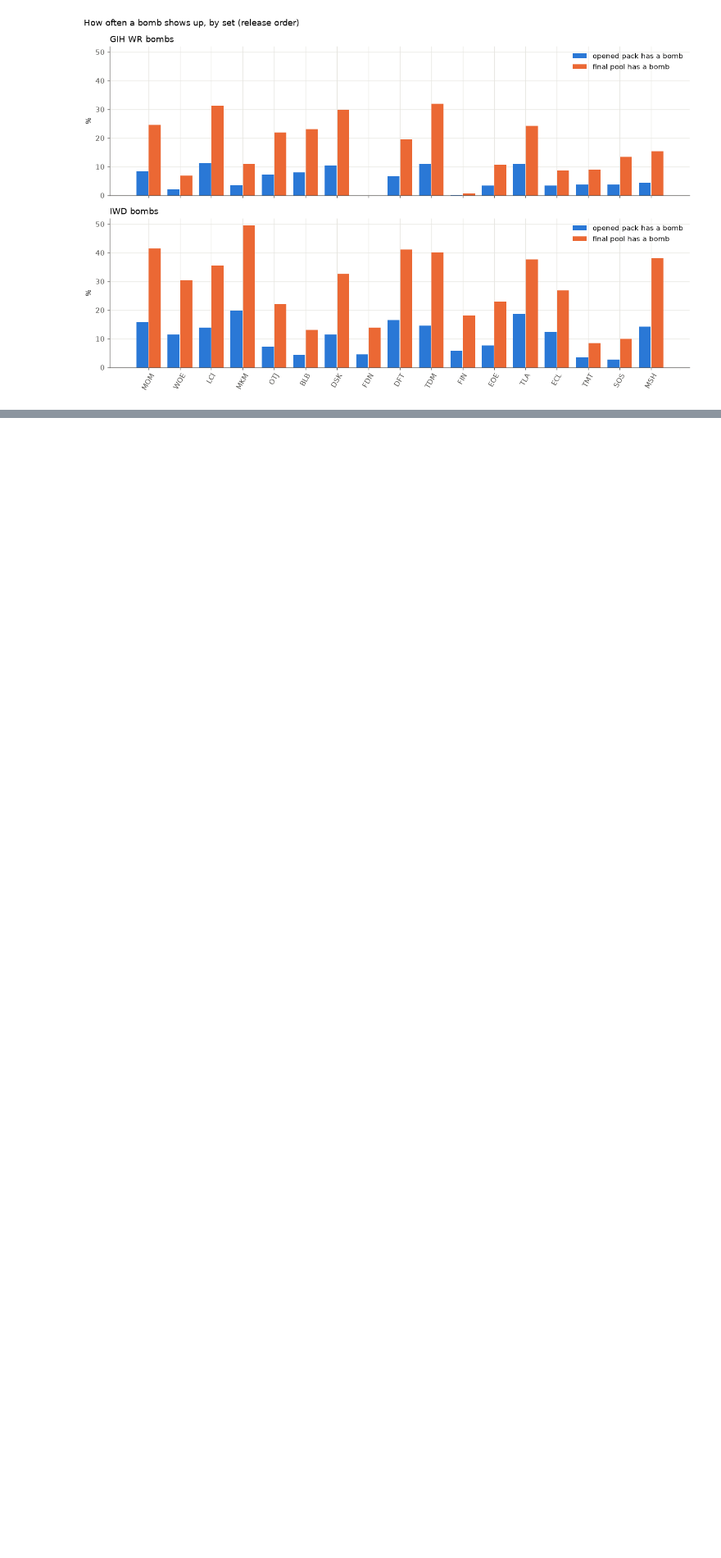
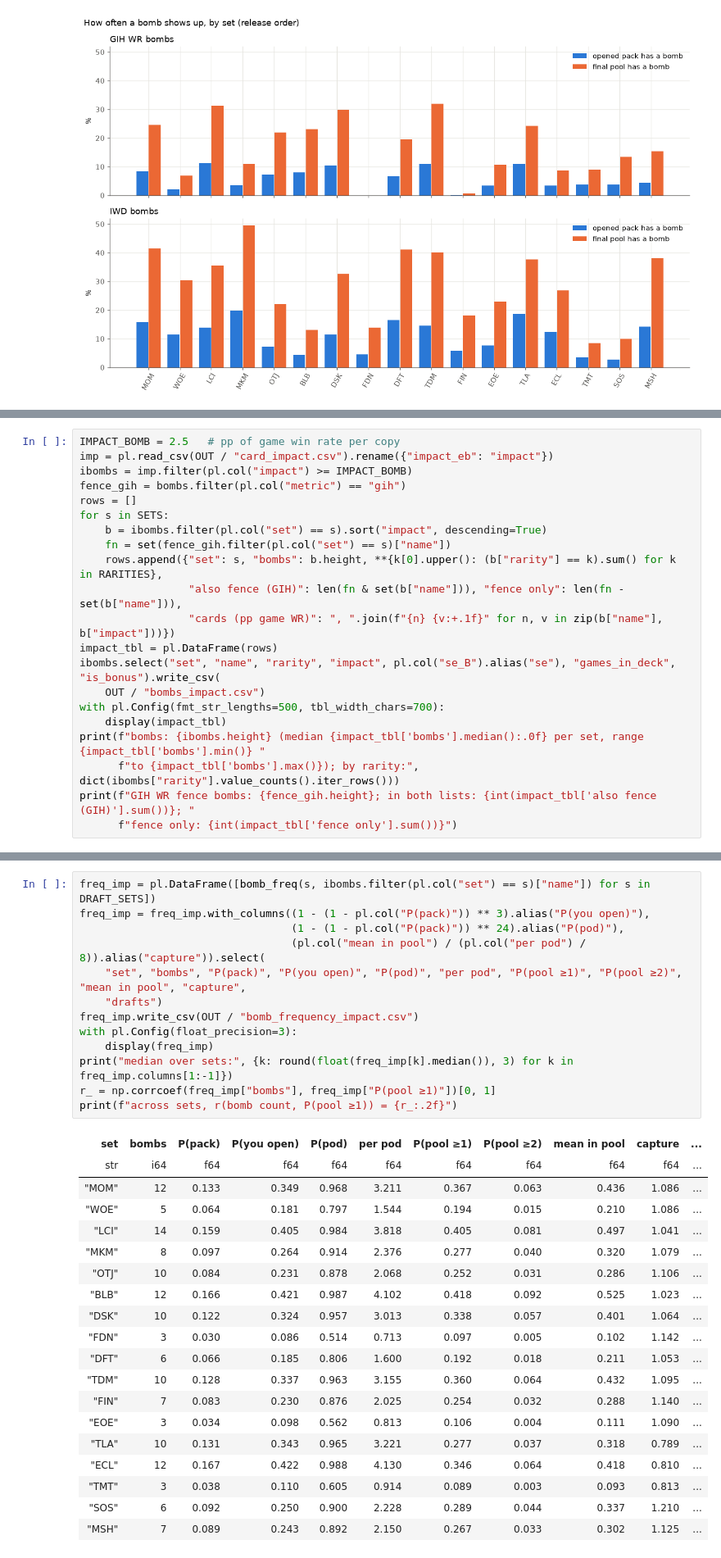
Before and after one commit to zscore/mtg-open-lane, a Jupyter notebook: notebooks/bombs.ipynb, the cells around one changed output, grey strips where cells are left out. Shown at 82% size. Cells and saved outputs as stored; diff of their text form; blank space fills up the shorter version.

```diff
--- a/notebooks/bombs.ipynb
+++ b/notebooks/bombs.ipynb
@@ -888,0 +923,21 @@ plt.tight_layout(); plt.show()
+# %%
+IMPACT_BOMB = 2.5   # pp of game win rate per copy
+imp = pl.read_csv(OUT / "card_impact.csv").rename({"impact_eb": "impact"})
+ibombs = imp.filter(pl.col("impact") >= IMPACT_BOMB)
+fence_gih = bombs.filter(pl.col("metric") == "gih")
+rows = []
+for s in SETS:
+    b = ibombs.filter(pl.col("set") == s).sort("impact", descending=True)
+    fn = set(fence_gih.filter(pl.col("set") == s)["name"])
+    rows.append({"set": s, "bombs": b.height, **{k[0].upper(): (b["rarity"] == k).sum() for k in RARITIES},
+                 "also fence (GIH)": len(fn & set(b["name"])), "fence only": len(fn - set(b["name"])),
+                 "cards (pp game WR)": ", ".join(f"{n} {v:+.1f}" for n, v in zip(b["name"], b["impact"]))})
+impact_tbl = pl.DataFrame(rows)
+ibombs.select("set", "name", "rarity", "impact", pl.col("se_B").alias("se"), "games_in_deck", "is_bonus").write_csv(
+    OUT / "bombs_impact.csv")
+with pl.Config(fmt_str_lengths=500, tbl_width_chars=700):
+    display(impact_tbl)
+print(f"bombs: {ibombs.height} (median {impact_tbl['bombs'].median():.0f} per set, range {impact_tbl['bombs'].min()} "
+      f"to {impact_tbl['bombs'].max()}); by rarity:", dict(ibombs["rarity"].value_counts().iter_rows()))
+print(f"GIH WR fence bombs: {fence_gih.height}; in both lists: {int(impact_tbl['also fence (GIH)'].sum())}; "
+      f"fence only: {int(impact_tbl['fence only'].sum())}")
@@ -888,0 +980,33 @@ plt.tight_layout(); plt.show()
+# %%
+freq_imp = pl.DataFrame([bomb_freq(s, ibombs.filter(pl.col("set") == s)["name"]) for s in DRAFT_SETS])
+freq_imp = freq_imp.with_columns((1 - (1 - pl.col("P(pack)")) ** 3).alias("P(you open)"),
+                                 (1 - (1 - pl.col("P(pack)")) ** 24).alias("P(pod)"),
+                                 (pl.col("mean in pool") / (pl.col("per pod") / 8)).alias("capture")).select(
+    "set", "bombs", "P(pack)", "P(you open)", "P(pod)", "per pod", "P(pool ≥1)", "P(pool ≥2)", "mean in pool", "capture",
+    "drafts")
+freq_imp.write_csv(OUT / "bomb_frequency_impact.csv")
+with pl.Config(float_precision=3):
+    display(freq_imp)
+print("median over sets:", {k: round(float(freq_imp[k].median()), 3) for k in freq_imp.columns[1:-1]})
+r_ = np.corrcoef(freq_imp["bombs"], freq_imp["P(pool ≥1)"])[0, 1]
+print(f"across sets, r(bomb count, P(pool ≥1)) = {r_:.2f}")
+# %% [output]
+| set | bombs | P(pack) | P(you open) | P(pod) | per pod | P(pool ≥1) | P(pool ≥2) | mean in pool | capture | ... |
+| str | i64 | f64 | f64 | f64 | f64 | f64 | f64 | f64 | f64 | ... |
+| "MOM" | 12 | 0.133 | 0.349 | 0.968 | 3.211 | 0.367 | 0.063 | 0.436 | 1.086 | ... |
+| "WOE" | 5 | 0.064 | 0.181 | 0.797 | 1.544 | 0.194 | 0.015 | 0.210 | 1.086 | ... |
+| "LCI" | 14 | 0.159 | 0.405 | 0.984 | 3.818 | 0.405 | 0.081 | 0.497 | 1.041 | ... |
+| "MKM" | 8 | 0.097 | 0.264 | 0.914 | 2.376 | 0.277 | 0.040 | 0.320 | 1.079 | ... |
+| "OTJ" | 10 | 0.084 | 0.231 | 0.878 | 2.068 | 0.252 | 0.031 | 0.286 | 1.106 | ... |
+| "BLB" | 12 | 0.166 | 0.421 | 0.987 | 4.102 | 0.418 | 0.092 | 0.525 | 1.023 | ... |
+| "DSK" | 10 | 0.122 | 0.324 | 0.957 | 3.013 | 0.338 | 0.057 | 0.401 | 1.064 | ... |
+| "FDN" | 3 | 0.030 | 0.086 | 0.514 | 0.713 | 0.097 | 0.005 | 0.102 | 1.142 | ... |
+| "DFT" | 6 | 0.066 | 0.185 | 0.806 | 1.600 | 0.192 | 0.018 | 0.211 | 1.053 | ... |
+| "TDM" | 10 | 0.128 | 0.337 | 0.963 | 3.155 | 0.360 | 0.064 | 0.432 | 1.095 | ... |
+| "FIN" | 7 | 0.083 | 0.230 | 0.876 | 2.025 | 0.254 | 0.032 | 0.288 | 1.140 | ... |
+| "EOE" | 3 | 0.034 | 0.098 | 0.562 | 0.813 | 0.106 | 0.004 | 0.111 | 1.090 | ... |
+| "TLA" | 10 | 0.131 | 0.343 | 0.965 | 3.221 | 0.277 | 0.037 | 0.318 | 0.789 | ... |
+| "ECL" | 12 | 0.167 | 0.422 | 0.988 | 4.130 | 0.346 | 0.064 | 0.418 | 0.810 | ... |
+| "TMT" | 3 | 0.038 | 0.110 | 0.605 | 0.914 | 0.089 | 0.003 | 0.093 | 0.813 | ... |
+| "SOS" | 6 | 0.092 | 0.250 | 0.900 | 2.228 | 0.289 | 0.044 | 0.337 | 1.210 | ... |
+| "MSH" | 7 | 0.089 | 0.243 | 0.892 | 2.150 | 0.267 | 0.033 | 0.302 | 1.125 | ... |
```
Also changed, not shown: parts of 16 cells of this notebook, 16 other files.
